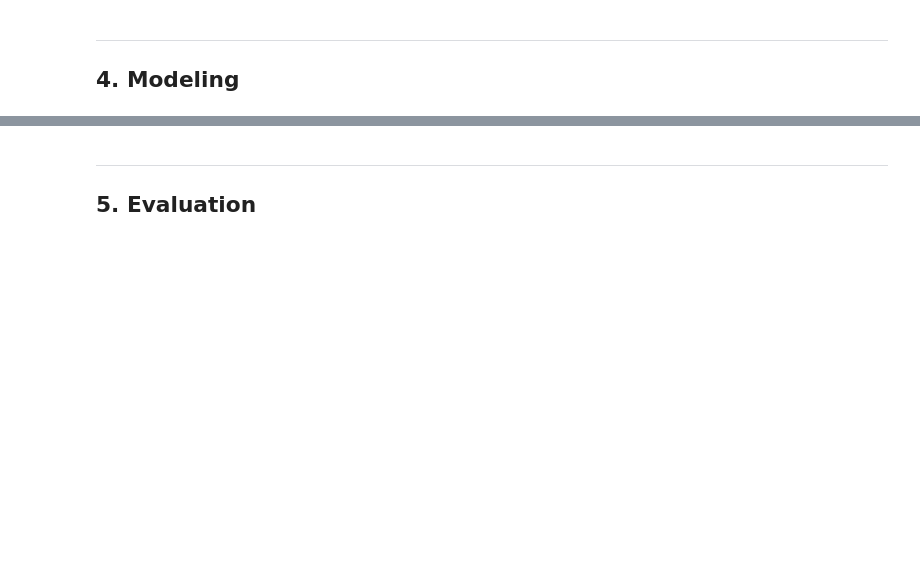
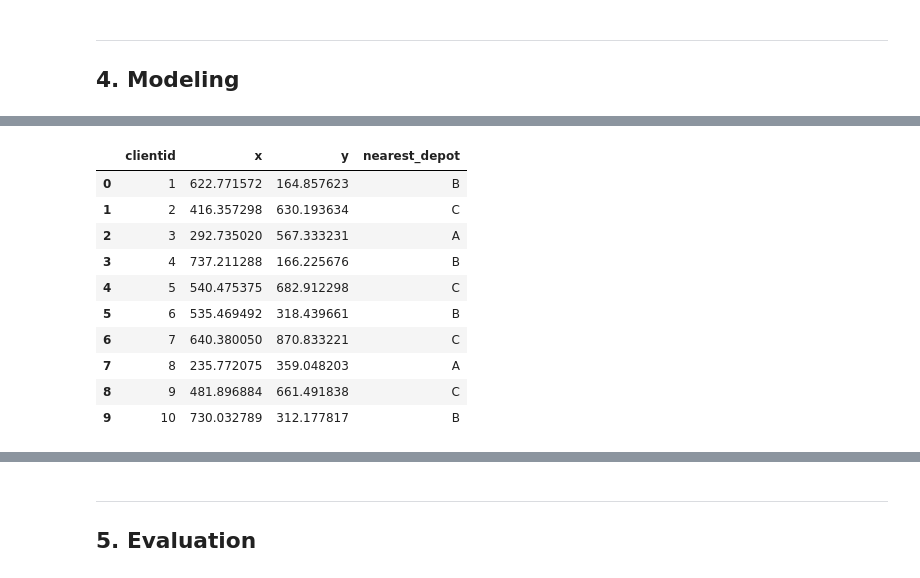
Before and after one commit to TonyKarlin/Data_Handling_and_ML_Group_Assignments, a Jupyter notebook: Clustering and Association rule mining/05-clustering-&-association-rule-mining.ipynb, the cells around one changed output, grey strips where cells are left out. Drawn from its saved outputs; the diff is of its cells as text; code cells hidden in the pictures; blank space fills up the shorter version.

```diff
--- a/Clustering and Association rule mining/05-clustering-&-association-rule-mining.ipynb
+++ b/Clustering and Association rule mining/05-clustering-&-association-rule-mining.ipynb
@@ -71,0 +125,25 @@ ___
+# %%
+k = 3
+model = KMeans(init='random', n_clusters=k, random_state=123).fit(X)
+depot_labels = {
+    0: "A",
+    1: "B",
+    2: "C"
+}
+
+drone_cust_locations["nearest_depot"] = model.labels_
+drone_cust_locations["nearest_depot"] = drone_cust_locations["nearest_depot"].map(depot_labels)
+
+drone_cust_locations.head(10)
+# %% [output]
+|  | clientid | x | y | nearest_depot |
+| 0 | 1 | 622.771572 | 164.857623 | B |
+| 1 | 2 | 416.357298 | 630.193634 | C |
+| 2 | 3 | 292.735020 | 567.333231 | A |
+| 3 | 4 | 737.211288 | 166.225676 | B |
+| 4 | 5 | 540.475375 | 682.912298 | C |
+| 5 | 6 | 535.469492 | 318.439661 | B |
+| 6 | 7 | 640.380050 | 870.833221 | C |
+| 7 | 8 | 235.772075 | 359.048203 | A |
+| 8 | 9 | 481.896884 | 661.491838 | C |
+| 9 | 10 | 730.032789 | 312.177817 | B |
```
Also changed, not shown: parts of 13 cells of this notebook.
